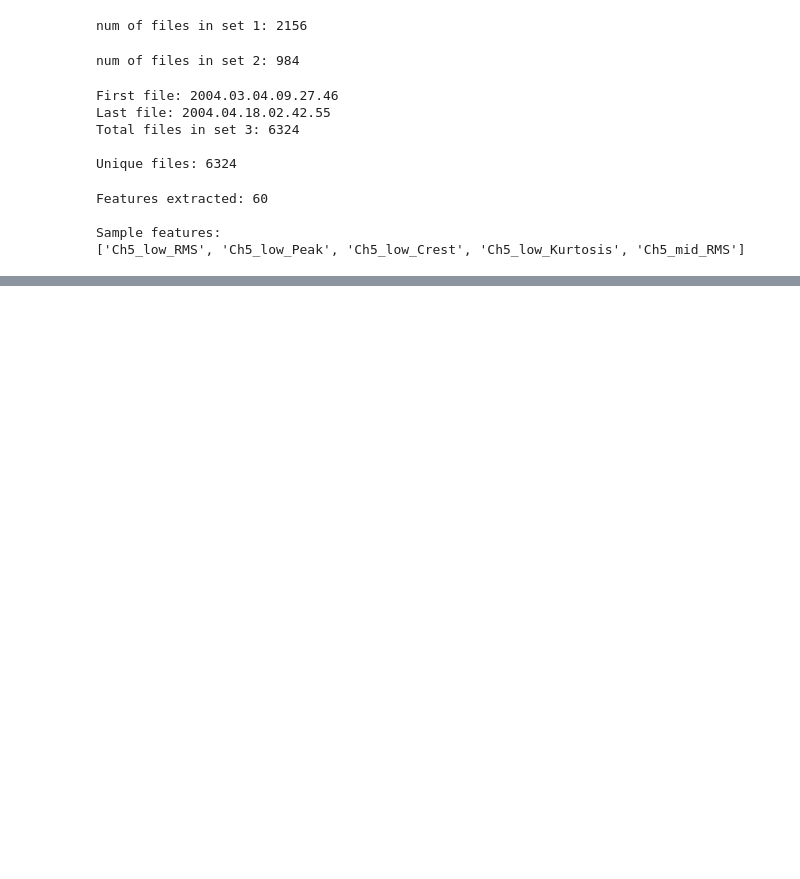
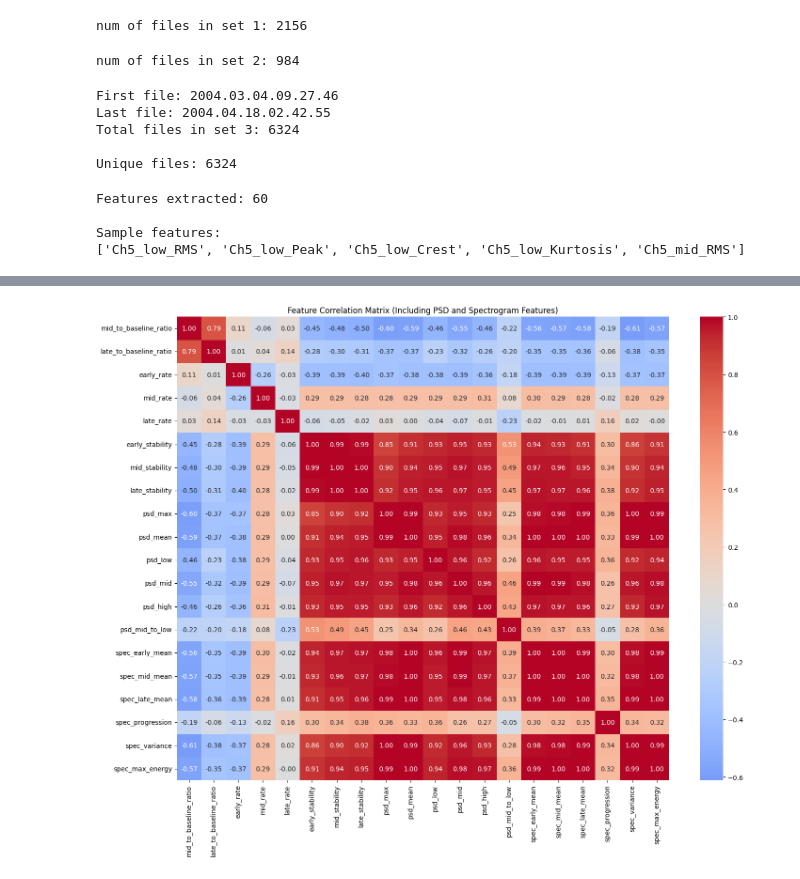
Before and after one commit to Ahmedayaz1210/Vibration-Analysis-System, a Jupyter notebook: working_notebooks/Phase3_Feature_Engineering.ipynb, the cells around one changed output, grey strips where cells are left out. Cells and saved outputs as stored; diff of their text form; code cells hidden in the pictures; blank space fills up the shorter version.

```diff
--- a/working_notebooks/Phase3_Feature_Engineering.ipynb
+++ b/working_notebooks/Phase3_Feature_Engineering.ipynb
@@ -200,0 +614,88 @@ AttributeError: module 'matplotlib' has no attribute 'backends'
+# %%
+# Update our correlation matrix creation to include new features
+def create_correlation_matrix_with_new_features():
+    """
+    Create and analyze correlation matrix including PSD and Spectrogram features
+    """
+    # Prepare data for each failure type
+    feature_data = []
+
+    # Inner Race (Set 1, Bearing 3, Channel 5)
+    files_1 = sorted(data_path_1.glob("*"))
+    sample_indices = np.linspace(0, len(files_1)-1, 20, dtype=int)
+
+    print("Processing files...")
+
+    for idx in sample_indices:
+        data = np.loadtxt(files_1[idx])
+        # Get all features including new PSD and Spectrogram features
+        basic_features = extract_all_features(data, 4)  # Channel 5
+        psd_features = calculate_psd(data, 4)
+        spec_features = calculate_spectrogram(data, 4)
+
+        # Combine all features
+        features = {**basic_features, **psd_features, **spec_features}
+        features['failure_type'] = 'inner_race'
+        feature_data.append(features)
+
+    # Roller (Set 1, Bearing 4, Channel 7)
+    roller_idx = int(len(files_1) * 0.813)
+    roller_indices = np.linspace(0, roller_idx, 20, dtype=int)
+
+    for idx in roller_indices:
+        data = np.loadtxt(files_1[idx])
+        basic_features = extract_all_features(data, 6)  # Channel 7
+        psd_features = calculate_psd(data, 6)
+        spec_features = calculate_spectrogram(data, 6)
+
+        features = {**basic_features, **psd_features, **spec_features}
+        features['failure_type'] = 'roller'
+        feature_data.append(features)
+
+    # Outer Race (Set 2, Bearing 1, Channel 1)
+    files_2 = sorted(data_path_2.glob("*"))
+    sample_indices_2 = np.linspace(0, len(files_2)-1, 20, dtype=int)
+
+    for idx in sample_indices_2:
+        data = np.loadtxt(files_2[idx])
+        basic_features = extract_all_features(data, 0)  # Channel 1
+        psd_features = calculate_psd(data, 0)
+        spec_features = calculate_spectrogram(data, 0)
+
+        features = {**basic_features, **psd_features, **spec_features}
+        features['failure_type'] = 'outer_race'
+        feature_data.append(features)
+
+    # Create DataFrame
+    df = pd.DataFrame(feature_data)
+
+    print("\nShape of feature matrix:", df.shape)
+    print("\nFeature list:")
+    print(df.columns.tolist())
+
+    # Create correlation matrix
+    feature_cols = [col for col in df.columns if col != 'failure_type']
+    correlation_matrix = df[feature_cols].corr()
+
+    # Plot correlation matrix
+    plt.figure(figsize=(15, 12))
+    sns.heatmap(correlation_matrix, annot=True, cmap='coolwarm', center=0, fmt='.2f')
+    plt.title('Feature Correlation Matrix (Including PSD and Spectrogram Features)')
+    plt.tight_layout()
+    plt.show()
+
+    # Print most important correlations
+    print("\nTop 10 strongest correlations:")
+    correlations = []
+    for i in range(len(feature_cols)):
+        for j in range(i+1, len(feature_cols)):
+            corr = correlation_matrix.iloc[i, j]
+            correlations.append((feature_cols[i], feature_cols[j], abs(corr)))
+
+    correlations.sort(key=lambda x: x[2], reverse=True)
+    for feat1, feat2, corr in correlations[:10]:
+        print(f"{feat1:20} - {feat2:20}: {corr:.3f}")
+
+# Run the updated analysis
+create_correlation_matrix_with_new_features()
+# %% [output]
@@ -200,0 +708 @@ AttributeError: module 'matplotlib' has no attribute 'backends'
+[figure, added]
```
Also changed, not shown: parts of 11 cells of this notebook, 1 other file.
